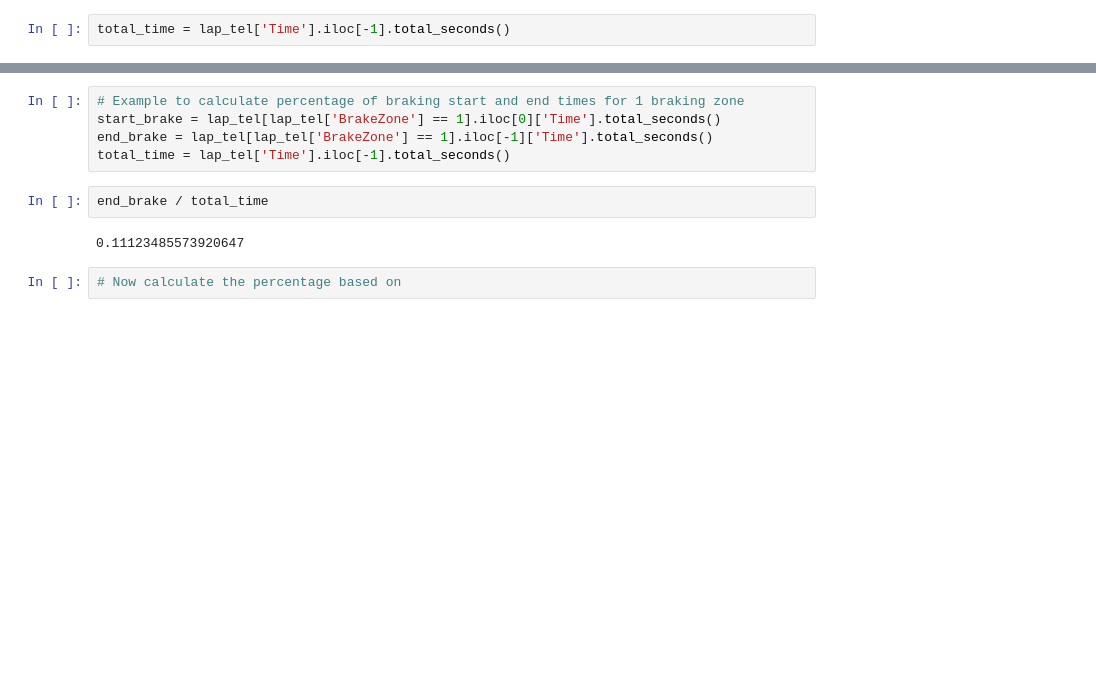
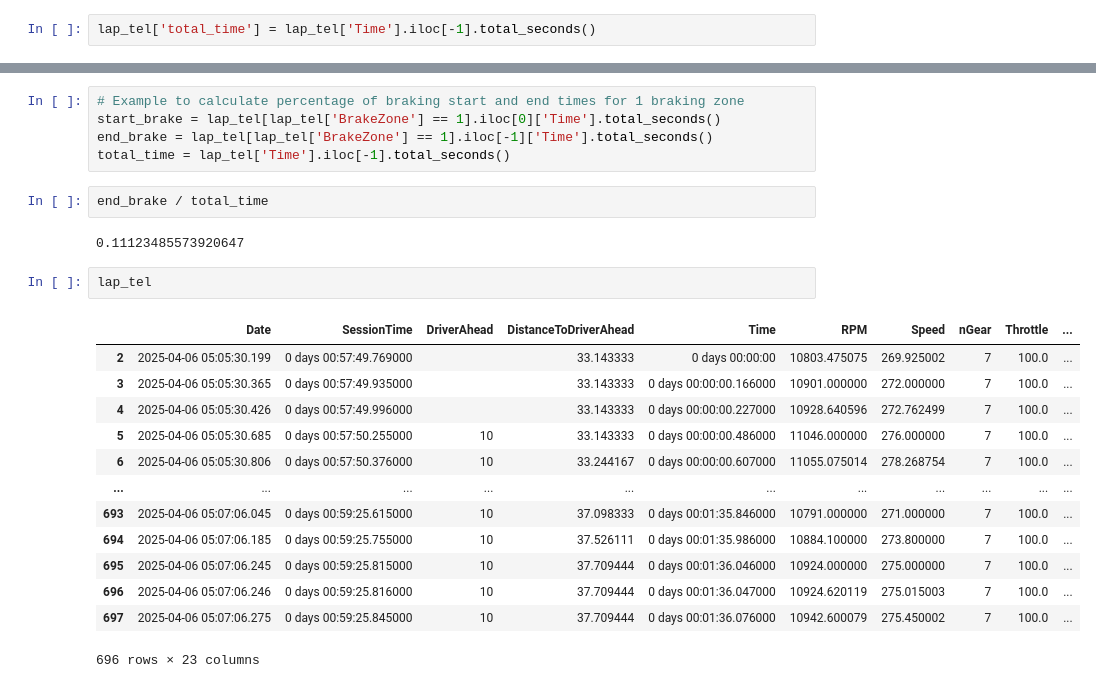
Before and after one commit to OhOmah/F1Revisited, a Jupyter notebook: MaxVSecondSeat.ipynb, the cells around one changed output, grey strips where cells are left out. Cells and saved outputs as stored; diff of their text form; blank space fills up the shorter version.

```diff
--- a/MaxVSecondSeat.ipynb
+++ b/MaxVSecondSeat.ipynb
@@ -624,4 +650,4 @@ lap_tel['TotalDistanceBraked'] = lap_tel.groupby('BrakeZone')['DistanceBraked'].
 # Now Calculate Average Speed at braking
 lap_tel['AvgSpeedBraking'] = lap_tel.groupby('BrakeZone')['Speed'].transform('mean')
 # %%
-total_time = lap_tel['Time'].iloc[-1].total_seconds()
+lap_tel['total_time'] = lap_tel['Time'].iloc[-1].total_seconds()
@@ -634,5 +662,19 @@ total_time = lap_tel['Time'].iloc[-1].total_seconds()
 end_brake / total_time
 # %% [output]
 0.11123485573920647
-# %%
-# Now calculate the percentage based on
+# %%
+lap_tel
+# %% [output]
+|  | Date | SessionTime | DriverAhead | DistanceToDriverAhead | Time | RPM | Speed | nGear | Throttle | ... |
+| 2 | 2025-04-06 05:05:30.199 | 0 days 00:57:49.769000 |  | 33.143333 | 0 days 00:00:00 | 10803.475075 | 269.925002 | 7 | 100.0 | ... |
+| 3 | 2025-04-06 05:05:30.365 | 0 days 00:57:49.935000 |  | 33.143333 | 0 days 00:00:00.166000 | 10901.000000 | 272.000000 | 7 | 100.0 | ... |
+| 4 | 2025-04-06 05:05:30.426 | 0 days 00:57:49.996000 |  | 33.143333 | 0 days 00:00:00.227000 | 10928.640596 | 272.762499 | 7 | 100.0 | ... |
+| 5 | 2025-04-06 05:05:30.685 | 0 days 00:57:50.255000 | 10 | 33.143333 | 0 days 00:00:00.486000 | 11046.000000 | 276.000000 | 7 | 100.0 | ... |
+| 6 | 2025-04-06 05:05:30.806 | 0 days 00:57:50.376000 | 10 | 33.244167 | 0 days 00:00:00.607000 | 11055.075014 | 278.268754 | 7 | 100.0 | ... |
+| ... | ... | ... | ... | ... | ... | ... | ... | ... | ... | ... |
+| 693 | 2025-04-06 05:07:06.045 | 0 days 00:59:25.615000 | 10 | 37.098333 | 0 days 00:01:35.846000 | 10791.000000 | 271.000000 | 7 | 100.0 | ... |
+| 694 | 2025-04-06 05:07:06.185 | 0 days 00:59:25.755000 | 10 | 37.526111 | 0 days 00:01:35.986000 | 10884.100000 | 273.800000 | 7 | 100.0 | ... |
+| 695 | 2025-04-06 05:07:06.245 | 0 days 00:59:25.815000 | 10 | 37.709444 | 0 days 00:01:36.046000 | 10924.000000 | 275.000000 | 7 | 100.0 | ... |
+| 696 | 2025-04-06 05:07:06.246 | 0 days 00:59:25.816000 | 10 | 37.709444 | 0 days 00:01:36.047000 | 10924.620119 | 275.015003 | 7 | 100.0 | ... |
+| 697 | 2025-04-06 05:07:06.275 | 0 days 00:59:25.845000 | 10 | 37.709444 | 0 days 00:01:36.076000 | 10942.600079 | 275.450002 | 7 | 100.0 | ... |
+696 rows × 23 columns
```
Also changed, not shown: parts of 4 cells of this notebook.
